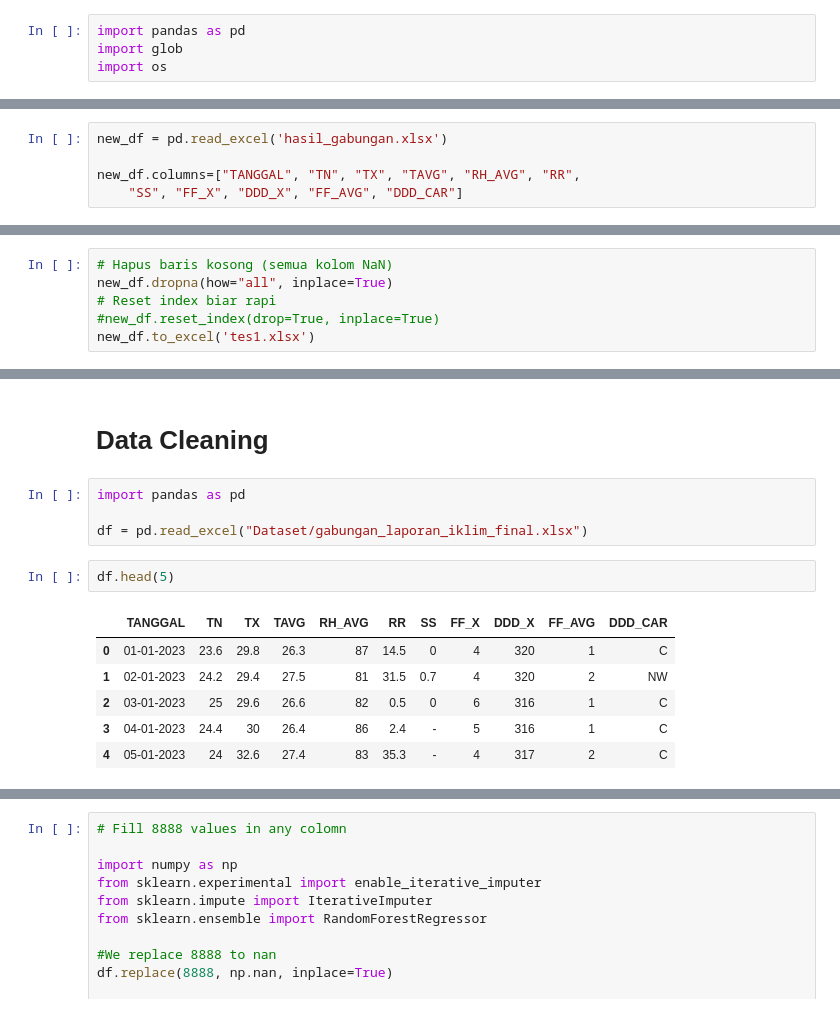
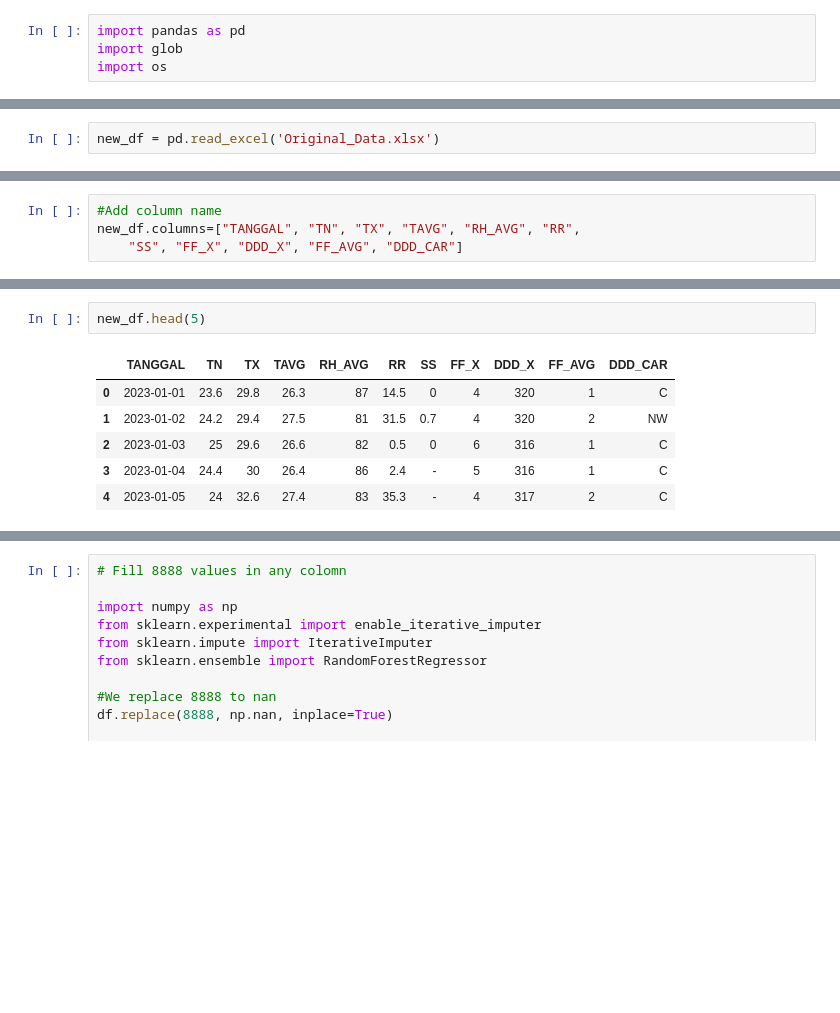
Before and after one commit to Ayusekar22/Jakarta-Weather-Prediction-2025, a Jupyter notebook: Jakarta_Weather_Prediction.ipynb, the cells around one changed output, grey strips where cells are left out. Drawn from its saved outputs; the diff is of its cells as text; blank space fills up the shorter version.

```diff
--- a/Jakarta_Weather_Prediction.ipynb
+++ b/Jakarta_Weather_Prediction.ipynb
@@ -51,0 +62,2 @@ merged_df.to_excel("hasil_gabungan.xlsx", index=False )
+# %%
+new_df = pd.read_excel('Original_Data.xlsx')
@@ -52,6 +85,5 @@ merged_df.to_excel("hasil_gabungan.xlsx", index=False )
 # %%
-new_df = pd.read_excel('hasil_gabungan.xlsx')
-
+#Add column name
 new_df.columns=["TANGGAL", "TN", "TX", "TAVG", "RH_AVG", "RR",
     "SS", "FF_X", "DDD_X", "FF_AVG", "DDD_CAR"]
 # %%
@@ -113,6 +142,0 @@ memory usage: 346.5+ KB
-# %%
-# Hapus baris kosong (semua kolom NaN)
-new_df.dropna(how="all", inplace=True)
-# Reset index biar rapi
-#new_df.reset_index(drop=True, inplace=True)
-new_df.to_excel('tes1.xlsx')
@@ -233,15 +143,9 @@ ValueError: Length mismatch: Expected axis has 13 elements, new values have 11 e
-# %% [markdown]
-# Data Cleaning
-# %%
-import pandas as pd
-
-df = pd.read_excel("Dataset/gabungan_laporan_iklim_final.xlsx")
 # %%
-df.head(5)
+new_df.head(5)
 # %% [output]
 |  | TANGGAL | TN | TX | TAVG | RH_AVG | RR | SS | FF_X | DDD_X | FF_AVG | DDD_CAR |
-| 0 | 01-01-2023 | 23.6 | 29.8 | 26.3 | 87 | 14.5 | 0 | 4 | 320 | 1 | C |
-| 1 | 02-01-2023 | 24.2 | 29.4 | 27.5 | 81 | 31.5 | 0.7 | 4 | 320 | 2 | NW |
-| 2 | 03-01-2023 | 25 | 29.6 | 26.6 | 82 | 0.5 | 0 | 6 | 316 | 1 | C |
-| 3 | 04-01-2023 | 24.4 | 30 | 26.4 | 86 | 2.4 | - | 5 | 316 | 1 | C |
-| 4 | 05-01-2023 | 24 | 32.6 | 27.4 | 83 | 35.3 | - | 4 | 317 | 2 | C |
+| 0 | 2023-01-01 | 23.6 | 29.8 | 26.3 | 87 | 14.5 | 0 | 4 | 320 | 1 | C |
+| 1 | 2023-01-02 | 24.2 | 29.4 | 27.5 | 81 | 31.5 | 0.7 | 4 | 320 | 2 | NW |
+| 2 | 2023-01-03 | 25 | 29.6 | 26.6 | 82 | 0.5 | 0 | 6 | 316 | 1 | C |
+| 3 | 2023-01-04 | 24.4 | 30 | 26.4 | 86 | 2.4 | - | 5 | 316 | 1 | C |
+| 4 | 2023-01-05 | 24 | 32.6 | 27.4 | 83 | 35.3 | - | 4 | 317 | 2 | C |
```
Also changed, not shown: parts of 29 cells of this notebook, 11 other files.
